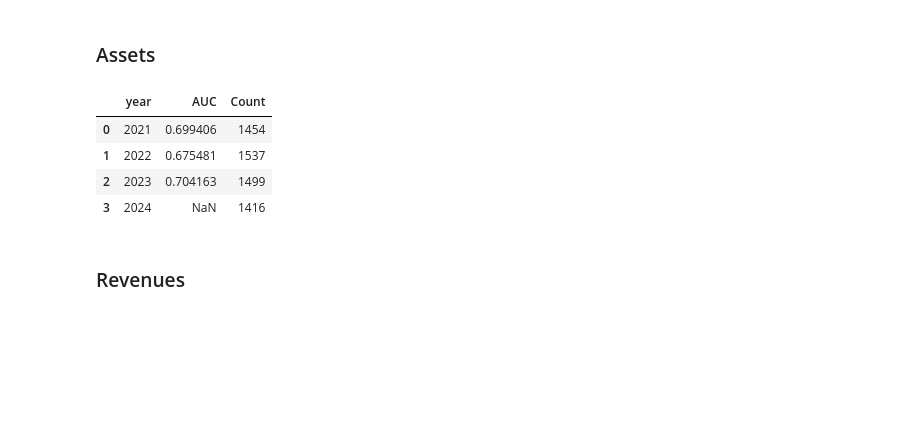
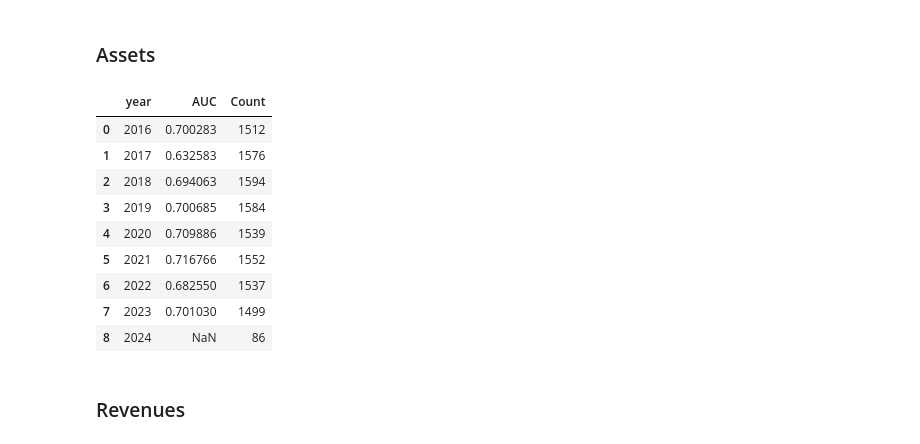
Before and after one commit to DominicPrenovost/AutoML-Practice, a Jupyter notebook: Target Net Income.ipynb, the cells around one changed output. Saved outputs shown, nothing was run; the diff lists cells and outputs as text; code cells hidden in the pictures; blank space fills up the shorter version.

```diff
--- a/Target Net Income.ipynb
+++ b/Target Net Income.ipynb
@@ -266,7 +266,7 @@ print(DF_10Y_all.shape)
 max_date = DF_Assets['date'].max()
 
 # Date de coupure (5 ans avant)
-cutoff_date = max_date - pd.DateOffset(years=10)
+cutoff_date = max_date - pd.DateOffset(years=15)
 
 # Filtrer pour ne garder que les 5 dernières années
 DF_10Y_Assets = DF_Assets[DF_Assets['date'] >= cutoff_date].copy()
@@ -601,16 +630,21 @@ def compute_auc_by_groups(
 # %%
 compute_auc_by_groups(
     predictions_df=predictions_df_assets,
     df_canada=df_canada,
     group_cols=["year"],
-    out_csv="DF10Y_NetInc_AUC_Year_assets.csv"
+    out_csv="DF15Y_NetInc_AUC_Year_assets.csv"
 )
 # %% [output]
 |  | year | AUC | Count |
-| 0 | 2021 | 0.699406 | 1454 |
-| 1 | 2022 | 0.675481 | 1537 |
-| 2 | 2023 | 0.704163 | 1499 |
-| 3 | 2024 | NaN | 1416 |
+| 0 | 2016 | 0.700283 | 1512 |
+| 1 | 2017 | 0.632583 | 1576 |
+| 2 | 2018 | 0.694063 | 1594 |
+| 3 | 2019 | 0.700685 | 1584 |
+| 4 | 2020 | 0.709886 | 1539 |
+| 5 | 2021 | 0.716766 | 1552 |
+| 6 | 2022 | 0.682550 | 1537 |
+| 7 | 2023 | 0.701030 | 1499 |
+| 8 | 2024 | NaN | 86 |
 # %% [markdown]
 ### Revenues
 # %%
```
Also changed, not shown: parts of 10 cells of this notebook.
